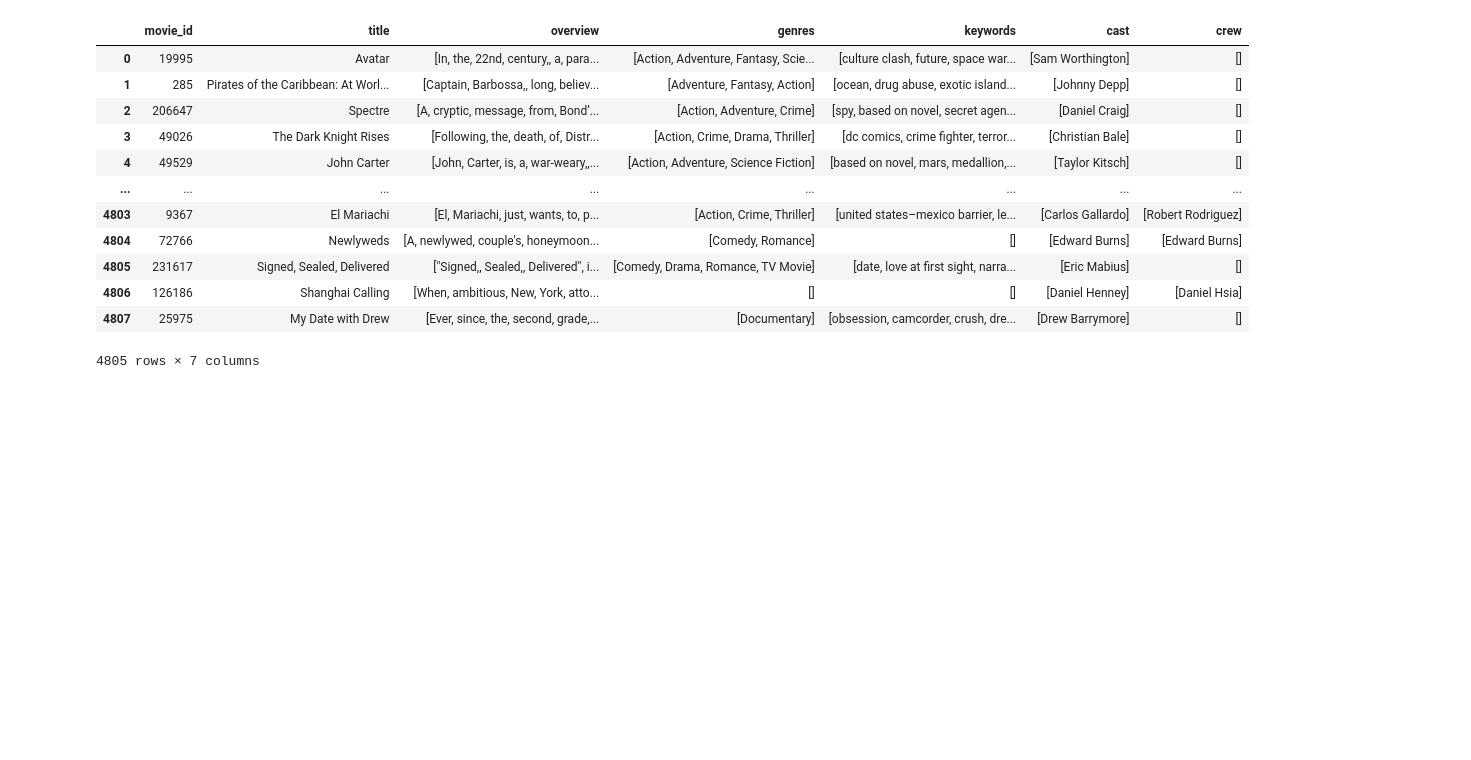
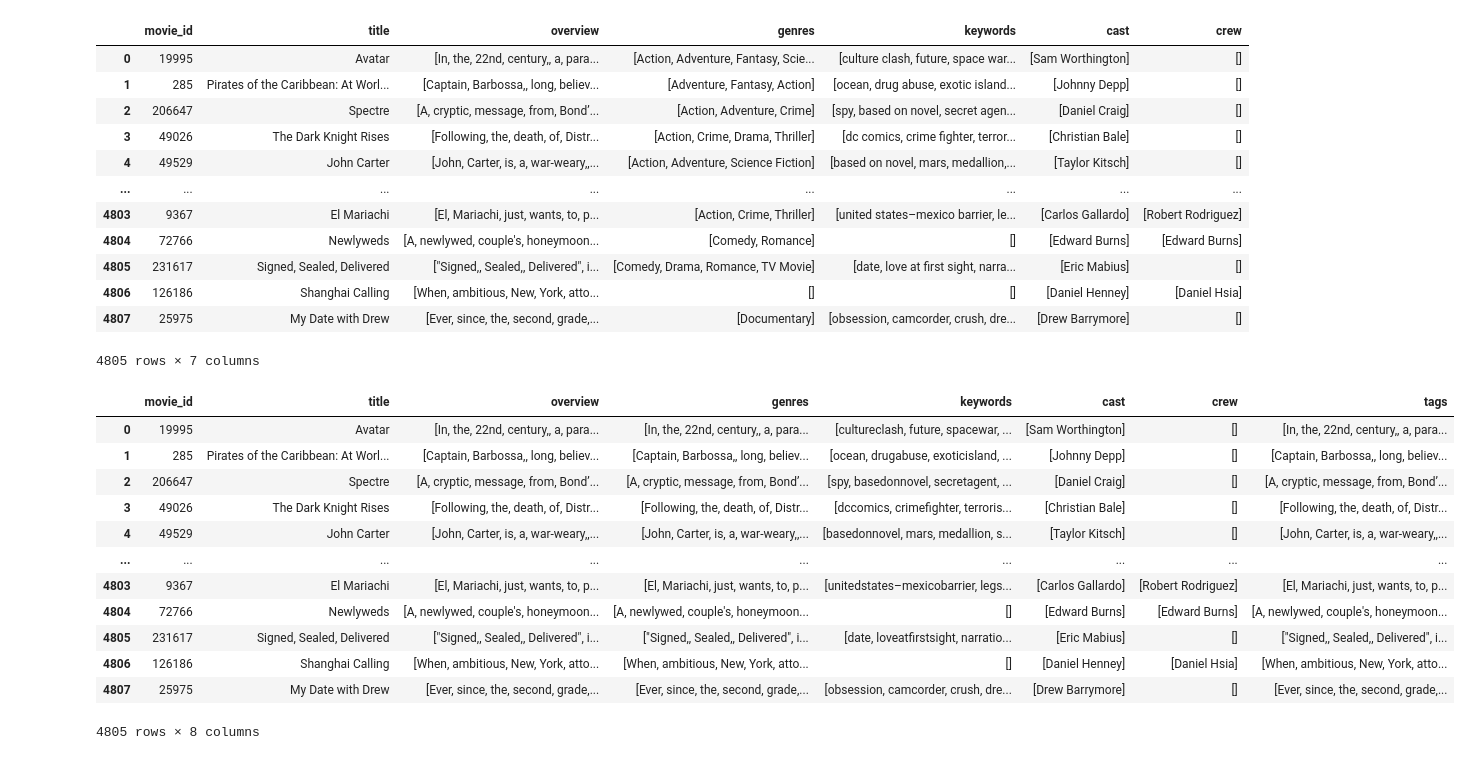
Before and after one commit to Ni30sh/RECOMMENDATION-SYSTEM, a Jupyter notebook: RECOMMENDATION SYSTEM/code.ipynb, the cells around one changed output. Saved outputs shown, nothing was run; the diff lists cells and outputs as text; code cells hidden in the pictures; blank space fills up the shorter version.

```diff
--- a/RECOMMENDATION SYSTEM/code.ipynb
+++ b/RECOMMENDATION SYSTEM/code.ipynb
@@ -202,3 +202,22 @@ movies_df
 # remove the space b/w the charaters fro better peformance
 movies_df['genres'] = movies_df['overview'].apply(lambda x:[i.replace(" ", "") for i in x])
 movies_df['keywords'] = movies_df['keywords'].apply(lambda x:[i.replace(" ", "") for i in x])
+# %%
+# all the dependent data in one column (tags)
+movies_df['tags'] = movies_df['overview'] + movies_df['genres'] + movies_df['cast'] + movies_df['crew']
+# %%
+movies_df
+# %% [output]
+|  | movie_id | title | overview | genres | keywords | cast | crew | tags |
+| 0 | 19995 | Avatar | [In, the, 22nd, century,, a, para... | [In, the, 22nd, century,, a, para... | [cultureclash, future, spacewar, ... | [Sam Worthington] | [] | [In, the, 22nd, century,, a, para... |
+| 1 | 285 | Pirates of the Caribbean: At Worl... | [Captain, Barbossa,, long, believ... | [Captain, Barbossa,, long, believ... | [ocean, drugabuse, exoticisland, ... | [Johnny Depp] | [] | [Captain, Barbossa,, long, believ... |
+| 2 | 206647 | Spectre | [A, cryptic, message, from, Bond’... | [A, cryptic, message, from, Bond’... | [spy, basedonnovel, secretagent, ... | [Daniel Craig] | [] | [A, cryptic, message, from, Bond’... |
+| 3 | 49026 | The Dark Knight Rises | [Following, the, death, of, Distr... | [Following, the, death, of, Distr... | [dccomics, crimefighter, terroris... | [Christian Bale] | [] | [Following, the, death, of, Distr... |
+| 4 | 49529 | John Carter | [John, Carter, is, a, war-weary,,... | [John, Carter, is, a, war-weary,,... | [basedonnovel, mars, medallion, s... | [Taylor Kitsch] | [] | [John, Carter, is, a, war-weary,,... |
+| ... | ... | ... | ... | ... | ... | ... | ... | ... |
+| 4803 | 9367 | El Mariachi | [El, Mariachi, just, wants, to, p... | [El, Mariachi, just, wants, to, p... | [unitedstates–mexicobarrier, legs... | [Carlos Gallardo] | [Robert Rodriguez] | [El, Mariachi, just, wants, to, p... |
+| 4804 | 72766 | Newlyweds | [A, newlywed, couple's, honeymoon... | [A, newlywed, couple's, honeymoon... | [] | [Edward Burns] | [Edward Burns] | [A, newlywed, couple's, honeymoon... |
+| 4805 | 231617 | Signed, Sealed, Delivered | ["Signed,, Sealed,, Delivered", i... | ["Signed,, Sealed,, Delivered", i... | [date, loveatfirstsight, narratio... | [Eric Mabius] | [] | ["Signed,, Sealed,, Delivered", i... |
+| 4806 | 126186 | Shanghai Calling | [When, ambitious, New, York, atto... | [When, ambitious, New, York, atto... | [] | [Daniel Henney] | [Daniel Hsia] | [When, ambitious, New, York, atto... |
+| 4807 | 25975 | My Date with Drew | [Ever, since, the, second, grade,... | [Ever, since, the, second, grade,... | [obsession, camcorder, crush, dre... | [Drew Barrymore] | [] | [Ever, since, the, second, grade,... |
+4805 rows × 8 columns
```
Also changed, not shown: parts of 23 cells of this notebook.
